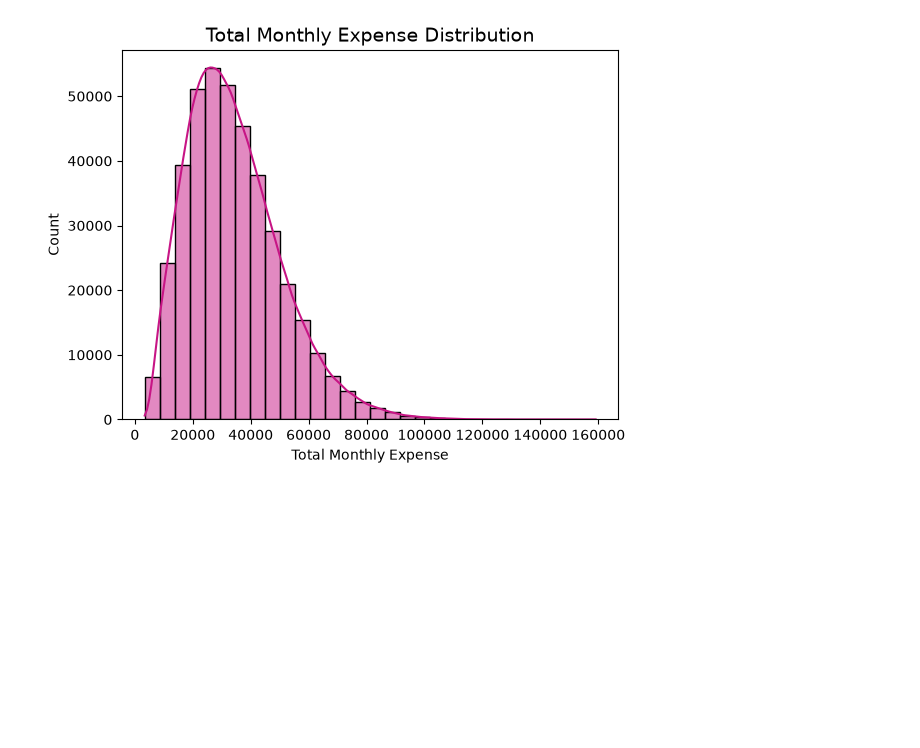
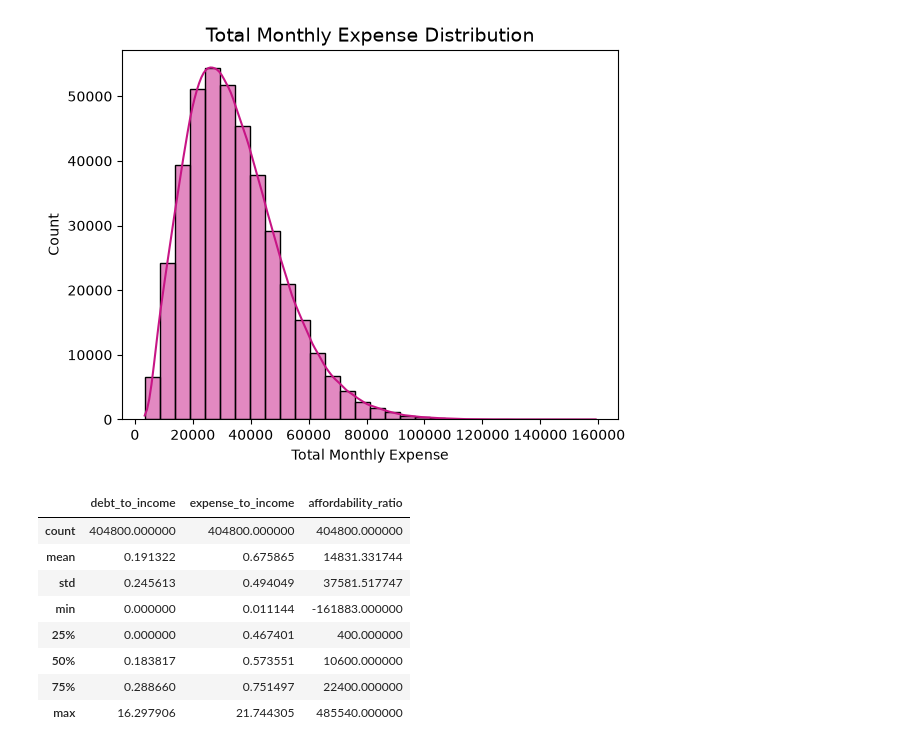
Before and after one commit to dhineshnathank/EMIPredict-AI, a Jupyter notebook: notebooks/02_eda.ipynb, the cells around one changed output. Drawn from its saved outputs; the diff is of its cells as text; code cells hidden in the pictures; blank space fills up the shorter version.

```diff
--- a/notebooks/02_eda.ipynb
+++ b/notebooks/02_eda.ipynb
@@ -103,3 +103,19 @@ plt.xlabel("Total Monthly Expense")
 plt.show()
 # %% [output]
 [figure]
+# %%
+df['debt_to_income'] = (df['current_emi_amount'] + df['monthly_rent']) / df['monthly_salary']
+df['expense_to_income'] = df['total_monthly_expense'] / df['monthly_salary']
+df['affordability_ratio'] = df['monthly_salary'] - df['total_monthly_expense'] - df['current_emi_amount'] - df['monthly_rent']
+
+df[['debt_to_income', 'expense_to_income', 'affordability_ratio']].describe()
+# %% [output]
+|  | debt_to_income | expense_to_income | affordability_ratio |
+| count | 404800.000000 | 404800.000000 | 404800.000000 |
+| mean | 0.191322 | 0.675865 | 14831.331744 |
+| std | 0.245613 | 0.494049 | 37581.517747 |
+| min | 0.000000 | 0.011144 | -161883.000000 |
+| 25% | 0.000000 | 0.467401 | 400.000000 |
+| 50% | 0.183817 | 0.573551 | 10600.000000 |
+| 75% | 0.288660 | 0.751497 | 22400.000000 |
+| max | 16.297906 | 21.744305 | 485540.000000 |
```
Also changed, not shown: parts of 5 cells of this notebook, 12 other files.
